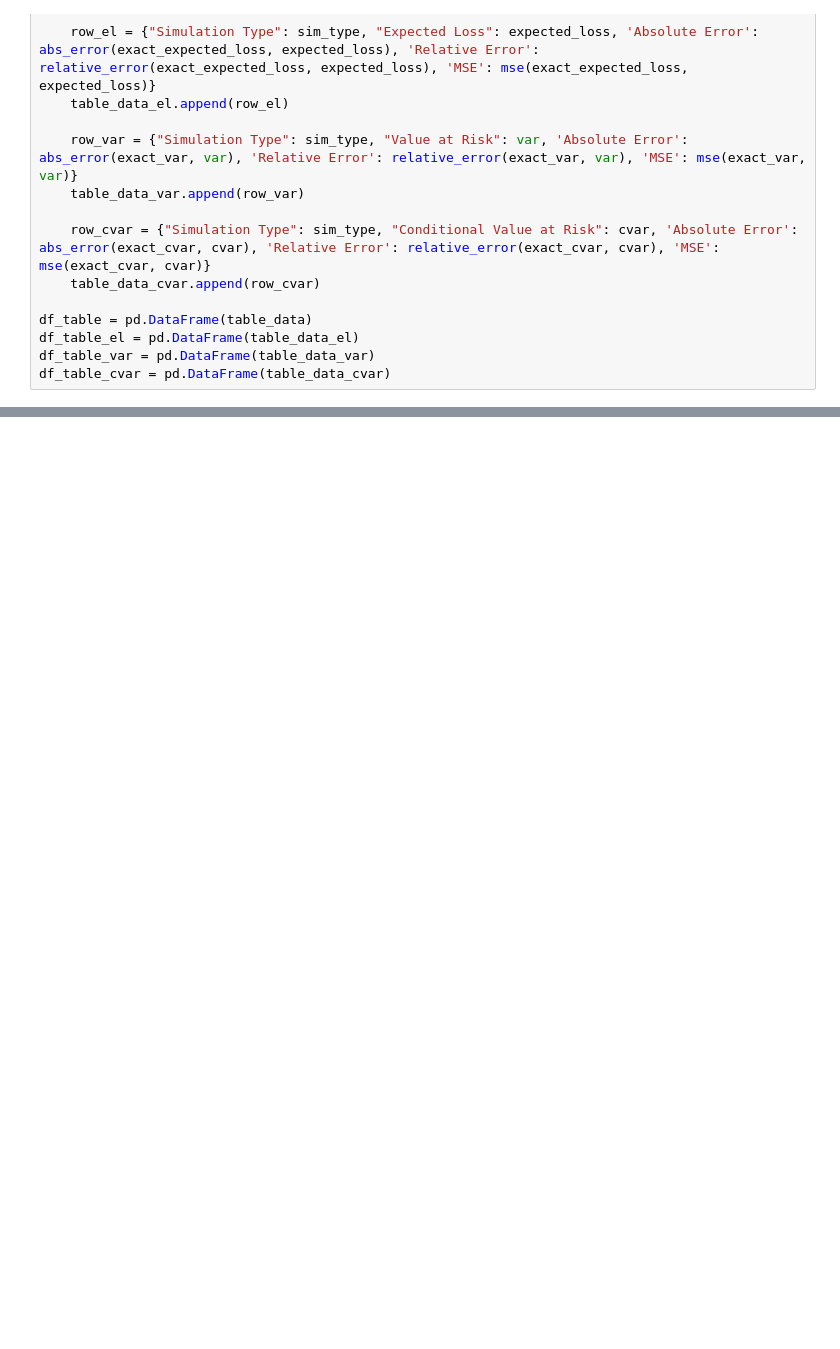
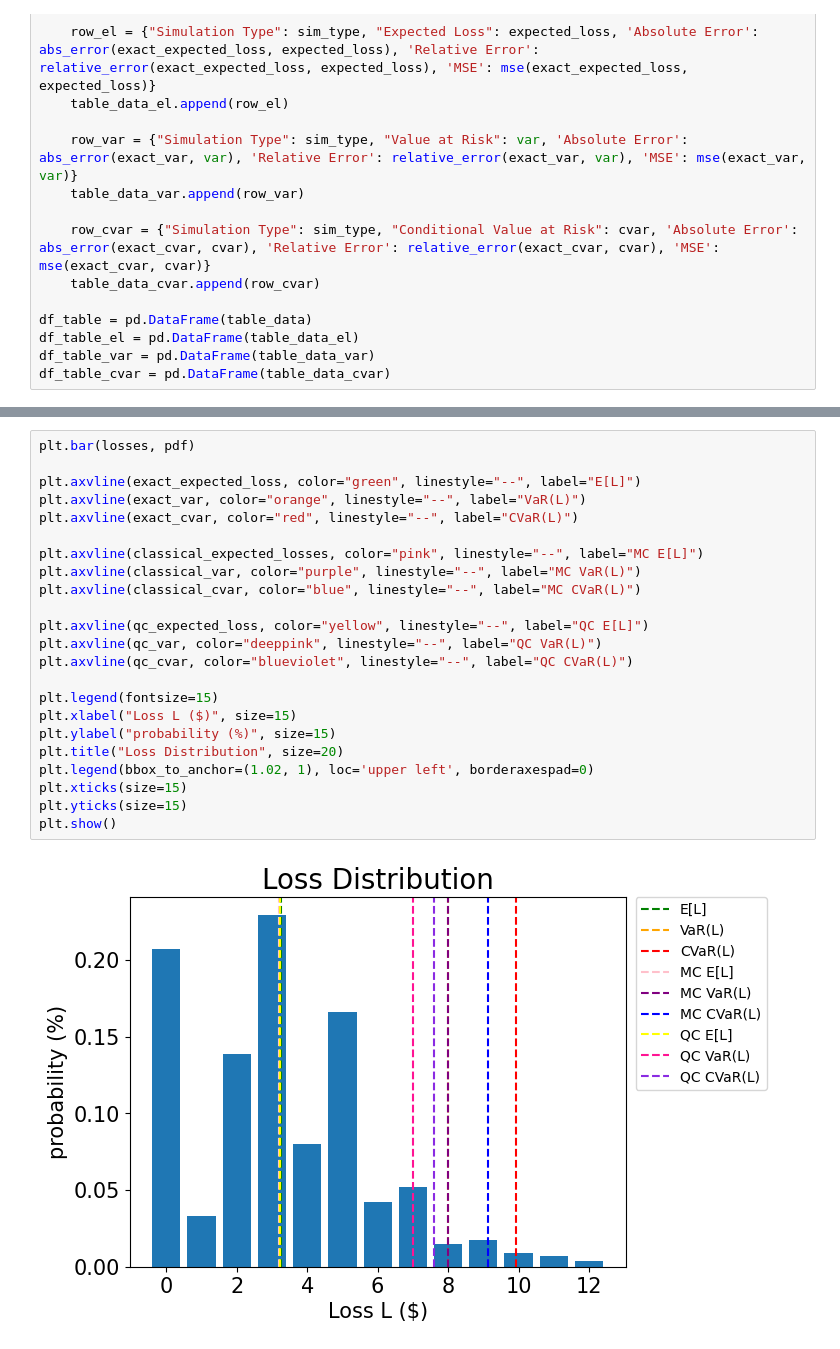
Before and after one commit to DanielVenter/MSci-Dissertation, a Jupyter notebook: Advance Experiment/AdvanceExperiment.ipynb, the cells around one changed output, grey strips where cells are left out. Cells and saved outputs as stored; diff of their text form; blank space fills up the shorter version.

```diff
--- a/Advance Experiment/AdvanceExperiment.ipynb
+++ b/Advance Experiment/AdvanceExperiment.ipynb
@@ -715,0 +716,25 @@ print("\n")
+# %%
+plt.bar(losses, pdf)
+
+plt.axvline(exact_expected_loss, color="green", linestyle="--", label="E[L]")
+plt.axvline(exact_var, color="orange", linestyle="--", label="VaR(L)")
+plt.axvline(exact_cvar, color="red", linestyle="--", label="CVaR(L)")
+
+plt.axvline(classical_expected_losses, color="pink", linestyle="--", label="MC E[L]")
+plt.axvline(classical_var, color="purple", linestyle="--", label="MC VaR(L)")
+plt.axvline(classical_cvar, color="blue", linestyle="--", label="MC CVaR(L)")
+
+plt.axvline(qc_expected_loss, color="yellow", linestyle="--", label="QC E[L]")
+plt.axvline(qc_var, color="deeppink", linestyle="--", label="QC VaR(L)")
+plt.axvline(qc_cvar, color="blueviolet", linestyle="--", label="QC CVaR(L)")
+
+plt.legend(fontsize=15)
+plt.xlabel("Loss L ($)", size=15)
+plt.ylabel("probability (%)", size=15)
+plt.title("Loss Distribution", size=20)
+plt.legend(bbox_to_anchor=(1.02, 1), loc='upper left', borderaxespad=0)
+plt.xticks(size=15)
+plt.yticks(size=15)
+plt.show()
+# %% [output]
+[figure, added]
```
Also changed, not shown: parts of 16 cells of this notebook, 6 other files.
